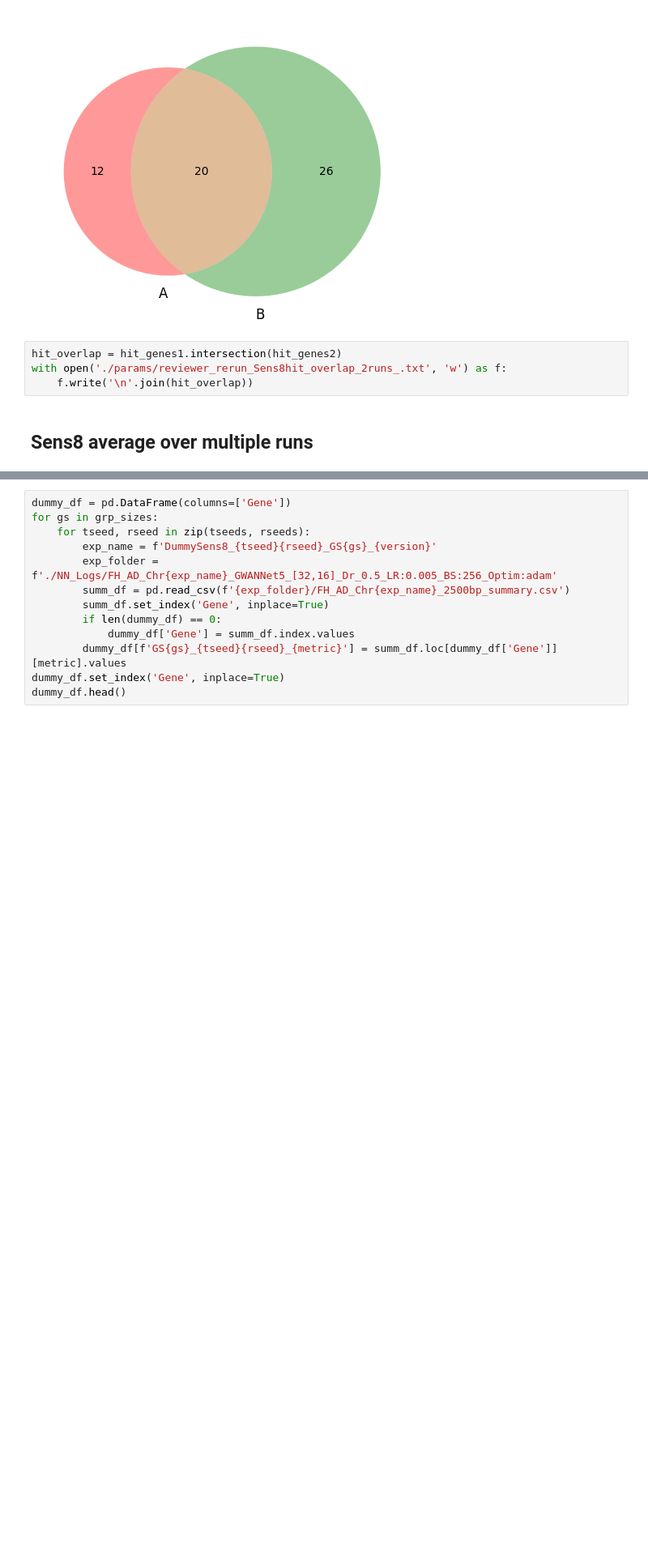
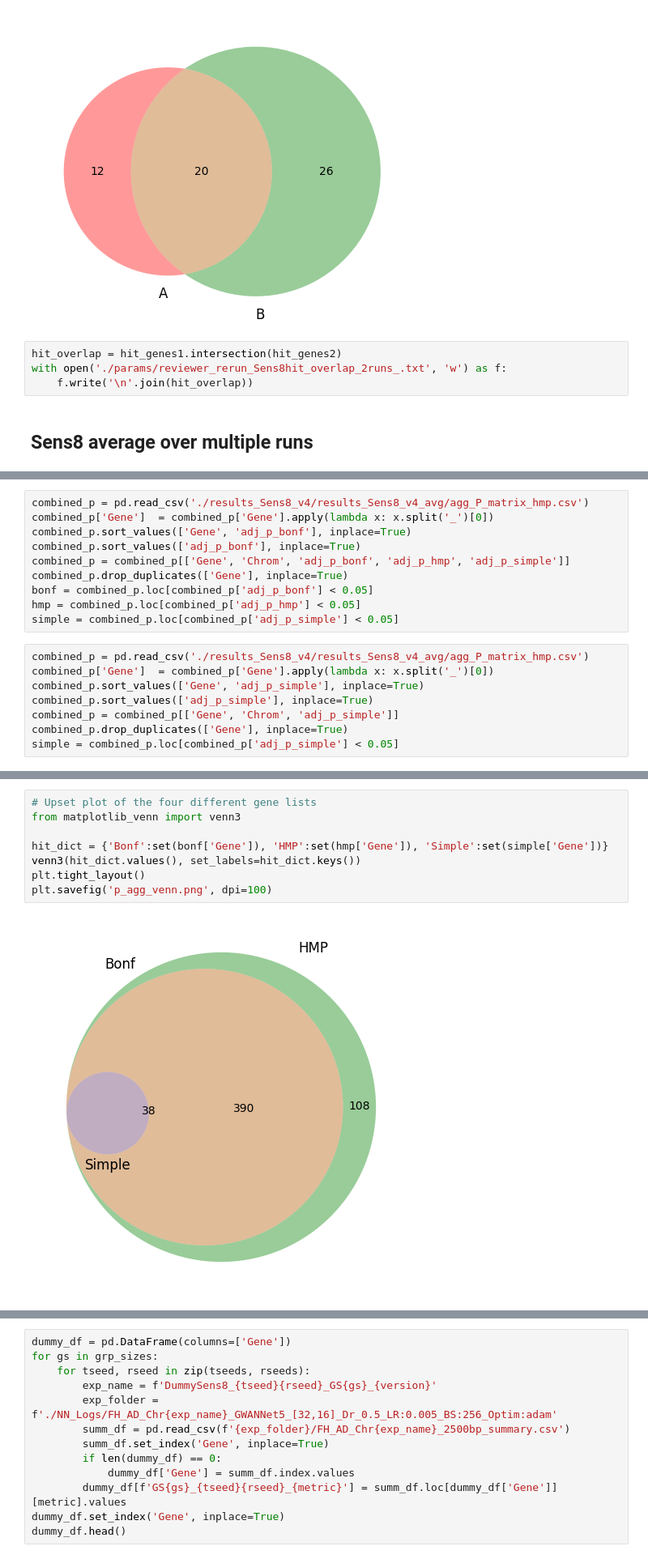
Before and after one commit to titoghose/GWANN, a Jupyter notebook: Code_AD/sensitivity_plots.ipynb, the cells around one changed output, grey strips where cells are left out. Shown at 81% size. Cells and saved outputs as stored; diff of their text form; blank space fills up the shorter version.

```diff
--- a/Code_AD/sensitivity_plots.ipynb
+++ b/Code_AD/sensitivity_plots.ipynb
@@ -954,0 +979,18 @@ comb_df.head()
+# %%
+combined_p = pd.read_csv('./results_Sens8_v4/results_Sens8_v4_avg/agg_P_matrix_hmp.csv')
+combined_p['Gene']  = combined_p['Gene'].apply(lambda x: x.split('_')[0])
+combined_p.sort_values(['Gene', 'adj_p_bonf'], inplace=True)
+combined_p.sort_values(['adj_p_bonf'], inplace=True)
+combined_p = combined_p[['Gene', 'Chrom', 'adj_p_bonf', 'adj_p_hmp', 'adj_p_simple']]
+combined_p.drop_duplicates(['Gene'], inplace=True)
+bonf = combined_p.loc[combined_p['adj_p_bonf'] < 0.05]
+hmp = combined_p.loc[combined_p['adj_p_hmp'] < 0.05]
+simple = combined_p.loc[combined_p['adj_p_simple'] < 0.05]
+# %%
+combined_p = pd.read_csv('./results_Sens8_v4/results_Sens8_v4_avg/agg_P_matrix_hmp.csv')
+combined_p['Gene']  = combined_p['Gene'].apply(lambda x: x.split('_')[0])
+combined_p.sort_values(['Gene', 'adj_p_simple'], inplace=True)
+combined_p.sort_values(['adj_p_simple'], inplace=True)
+combined_p = combined_p[['Gene', 'Chrom', 'adj_p_simple']]
+combined_p.drop_duplicates(['Gene'], inplace=True)
+simple = combined_p.loc[combined_p['adj_p_simple'] < 0.05]
@@ -954,0 +1017,10 @@ comb_df.head()
+# %%
+# Upset plot of the four different gene lists
+from matplotlib_venn import venn3
+
+hit_dict = {'Bonf':set(bonf['Gene']), 'HMP':set(hmp['Gene']), 'Simple':set(simple['Gene'])}
+venn3(hit_dict.values(), set_labels=hit_dict.keys())
+plt.tight_layout()
+plt.savefig('p_agg_venn.png', dpi=100)
+# %% [output]
+[figure, added]
```
Also changed, not shown: parts of 22 cells of this notebook, 7 other files.
